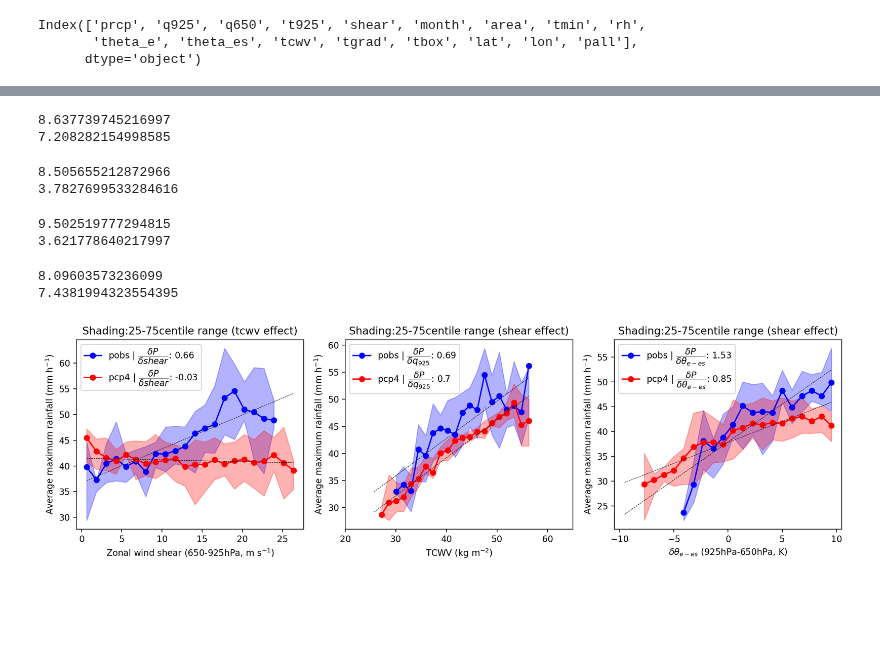
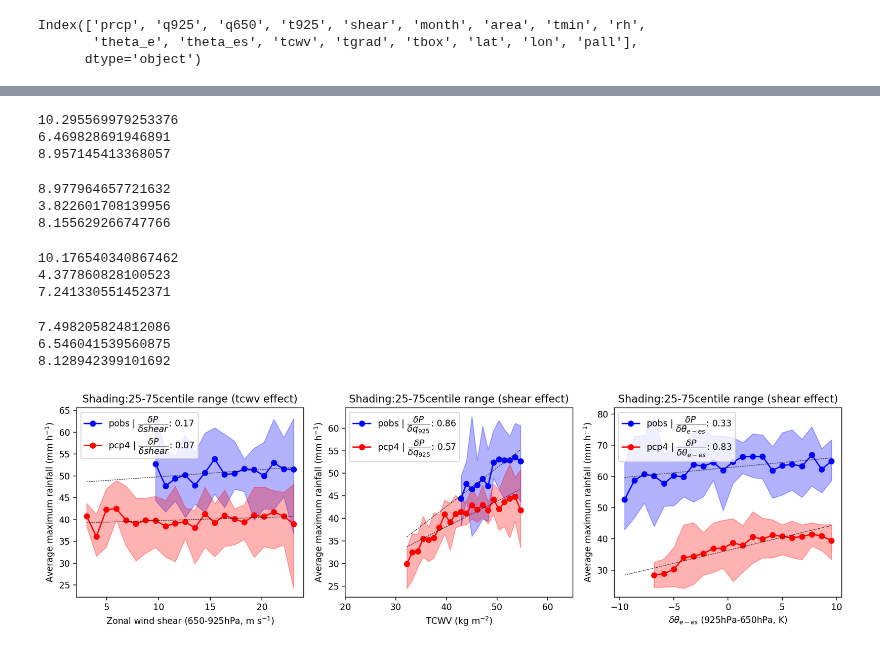
Before and after one commit to cornkle/proj_CEH, a Jupyter notebook: notebooks/ENDGAME_scatter_CP4vsOBS_Fig01.ipynb, the cells around one changed output, grey strips where cells are left out. Drawn from its saved outputs; the diff is of its cells as text; code cells hidden in the pictures; blank space fills up the shorter version.

```diff
--- a/notebooks/ENDGAME_scatter_CP4vsOBS_Fig01.ipynb
+++ b/notebooks/ENDGAME_scatter_CP4vsOBS_Fig01.ipynb
@@ -659,8 +680,8 @@ def binning_2dhist(prcp, tmin, bins):
             mean.append(vv)
             if vvflag:
                 try:
-                    percup.append(np.percentile(vals[np.isfinite(vals)],75))
-                    percdown.append(np.percentile(vals[np.isfinite(vals)],25))
+                    percup.append(np.percentile(vals[np.isfinite(vals)],90))  #75,25
+                    percdown.append(np.percentile(vals[np.isfinite(vals)],10))
                 except:
                     percup.append(np.nan)
                     percdown.append(np.nan)
@@ -753,35 +774,39 @@ def run_binning(dic, scat):
 # %%
 obs_tcwv_shear = run_binning(obs_tcwv,shearscat)
 cp4_tcwv_shear = run_binning(cp4_tcwv,shearscat)
-#cp4f_tcwv_shear = run_binning(cp4f_tcwv,shearscat)
+cp4f_tcwv_shear = run_binning(cp4f_tcwv,shearscat)
 # %% [output]
-8.637739745216997
-7.208282154998585
+10.295569979253376
+6.469828691946891
+8.957145413368057
 # %%
 obs_shear_q = run_binning(obs_q925,qscat)
 cp4_shear_q = run_binning(cp4_q925,qscat)
-#cp4f_shear_q = run_binning(cp4f_q925,qscat)
+cp4f_shear_q = run_binning(cp4f_q925,qscat)
 # %% [output]
-8.505655212872966
-3.7827699533284616
+8.977964657721632
+3.822601708139956
+8.155629266747766
 # %%
 obs_shear_tcwv = run_binning(obs_tcwv,wvscat)
 cp4_shear_tcwv = run_binning(cp4_tcwv,wvscat)
-#cp4f_shear_tcwv = run_binning(cp4f_tcwv,wvscat)
+cp4f_shear_tcwv = run_binning(cp4f_tcwv,wvscat)
 # %% [output]
-9.502519777294815
-3.621778640217997
+10.176540340867462
+4.377860828100523
+7.241330551452371
 # %%
 obs_shear_theta = run_binning(obs_theta,thetascat)
 cp4_shear_theta = run_binning(cp4_theta,thetascat)
-#cp4f_shear_theta = run_binning(cp4f_theta,thetascat)
+cp4f_shear_theta = run_binning(cp4f_theta,thetascat)
 # %% [output]
-8.09603573236099
-7.4381994323554395
+7.498205824812086
+6.546041539560875
+8.128942399101692
 # %%
 f = plt.figure(figsize=(13,4), dpi=200)
 
-pobs = obs_tcwv_shear
+pobs = cp4f_tcwv_shear#obs_tcwv_shear
 pcp4 = cp4_tcwv_shear
 ax = f.add_subplot(131)
 plt.plot(pobs['bins'],pobs['pmean'], '-bo', label=r'pobs | $\dfrac{\delta P}{\delta shear}$: ' + str(np.round(pobs['slope'],2)))
@@ -797,7 +822,7 @@ plt.title('Shading:25-75centile range (tcwv effect)')
 #plt.ylim(15,33)
 plt.legend(loc='upper left')
 
-pobs = obs_shear_tcwv
+pobs = cp4f_shear_tcwv#obs_shear_tcwv
 pcp4 = cp4_shear_tcwv
 ax = f.add_subplot(132)
 plt.plot(pobs['bins'],pobs['pmean'], '-bo', label=r'pobs | $\dfrac{\delta P}{\delta q_{925}}$: ' + str(np.round(pobs['slope'],2)))
@@ -807,35 +832,35 @@ plt.fill_between(pcp4['bins'],pcp4['p10'],pcp4['p90'], color='red', alpha=0.3)
 plt.plot(pcp4['bins'],pcp4['pmean'], '-ro', label=r'pcp4 | $\dfrac{\delta P}{\delta q_{925}}$: ' + str(np.round(pcp4['slope'],2)))
 plt.plot(pobs['bins'],pobs['slope']*pobs['bins']+pobs['intercept'], linestyle='dashed', color='k', linewidth=0.5)
 plt.plot(pcp4['bins'],pcp4['slope']*pcp4['bins']+pcp4['intercept'], linestyle='dashed', color='k', linewidth=0.5)
 #plt.xlabel('Specific humidity (925hPa, g kg$^{-1}$)')
 plt.xlabel('TCWV (kg m$^{-2}$)')
 plt.ylabel('Average maximum rainfall (mm h$^{-1}$)')
 plt.title('Shading:25-75centile range (shear effect)')
 
 #plt.ylim(12,31)
 plt.xlim(20,65)
 plt.legend(loc='upper left')
 
-pobs = obs_shear_theta
+pobs = cp4f_shear_theta#obs_shear_theta
 pcp4 = cp4_shear_theta
 ax = f.add_subplot(133)
 plt.plot(pobs['bins'],pobs['pmean'], '-bo', label=r'pobs | $\dfrac{\delta P}{\delta \theta _{e-es}}$: ' + str(np.round(pobs['slope'],2)))
 plt.fill_between(pobs['bins'],pobs['p10'],pobs['p90'], color='blue', alpha=0.3)
 plt.fill_between(pobs['bins'],pcp4['p10'],pcp4['p90'], color='red', alpha=0.3)
 plt.plot(pobs['bins'],pcp4['pmean'], '-ro', label=r'pcp4 | $\dfrac{\delta P}{\delta \theta _{e-es}}$: ' + str(np.round(pcp4['slope'],2)))
 plt.plot(pobs['bins'],pobs['slope']*pobs['bins']+pobs['intercept'], linestyle='dashed', color='k', linewidth=0.5)
 plt.plot(pobs['bins'],pcp4['slope']*pcp4['bins']+pcp4['intercept'], linestyle='dashed', color='k', linewidth=0.5)
 plt.xlabel(r'$\delta \theta _{e-es}$ (925hPa-650hPa, K)')
 plt.ylabel('Average maximum rainfall (mm h$^{-1}$)')
 plt.title('Shading:25-75centile range (shear effect)')
 #plt.ylim(12,31)
 #plt.ylim(1,33)
 plt.legend(loc='upper left')
 
 plt.tight_layout()
 # f.savefig(cnst.network_data +'figs/ENDGAME/OBS_CP4_lineplot_'+tag+'_15km_rain_'+ttag+'_NOFUTUREavg.png')
 # %% [output]
-[figure, old version]
+[figure, new version]
 # %%
 tvmin = -83
 tvmax = -64
```
Also changed, not shown: parts of 25 cells of this notebook, 20 other files.
